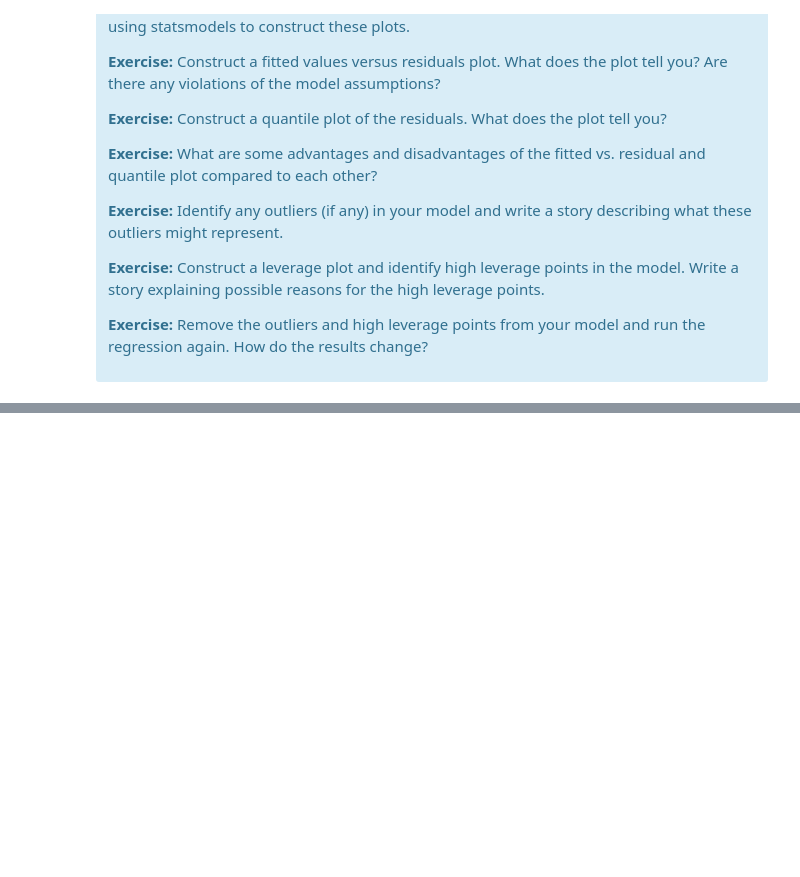
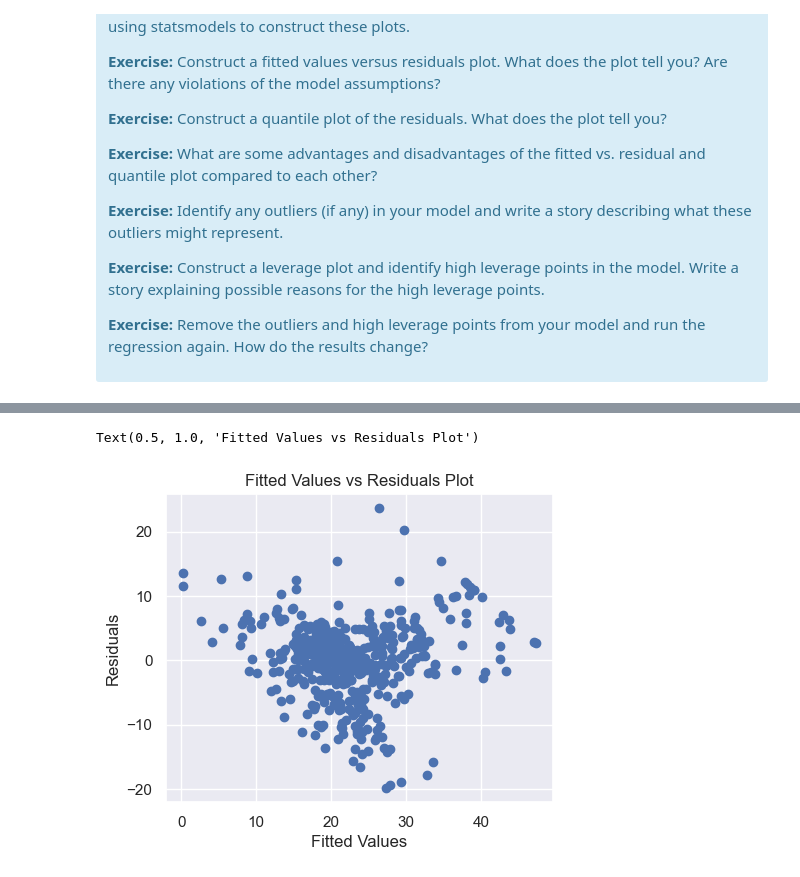
Before and after one commit to sardarchitect/ucsd-mini-projects, a Jupyter notebook: mec-11.4.1-linear-regression-mini-project/Mini_Project_Linear_Regression.ipynb, the cells around one changed output, grey strips where cells are left out. Cells and saved outputs as stored; diff of their text form; code cells hidden in the pictures; blank space fills up the shorter version.

```diff
--- a/mec-11.4.1-linear-regression-mini-project/Mini_Project_Linear_Regression.ipynb
+++ b/mec-11.4.1-linear-regression-mini-project/Mini_Project_Linear_Regression.ipynb
@@ -1152,0 +1177,6 @@ fig = sm.graphics.plot_leverage_resid2(lm_reduced)
+# %%
+# Exercise: Remove the outliers and high leverage points from your model and run the regression again.
+#           How do the results change?
+clean_df = bos.drop([364,365,367,368,371,372])
+m = ols('PRICE ~ RM', clean_df).fit()
+print(m.summary())
@@ -1152,0 +1201,9 @@ fig = sm.graphics.plot_leverage_resid2(lm_reduced)
+# %%
+plt.figure(figsize=(5,4))
+plt.scatter(m.fittedvalues, m.resid)
+plt.xlabel("Fitted Values")
+plt.ylabel("Residuals")
+plt.title("Fitted Values vs Residuals Plot")
+# %% [output]
+Text(0.5, 1.0, 'Fitted Values vs Residuals Plot')
+[figure, added]
```
Also changed, not shown: parts of 34 cells of this notebook.
